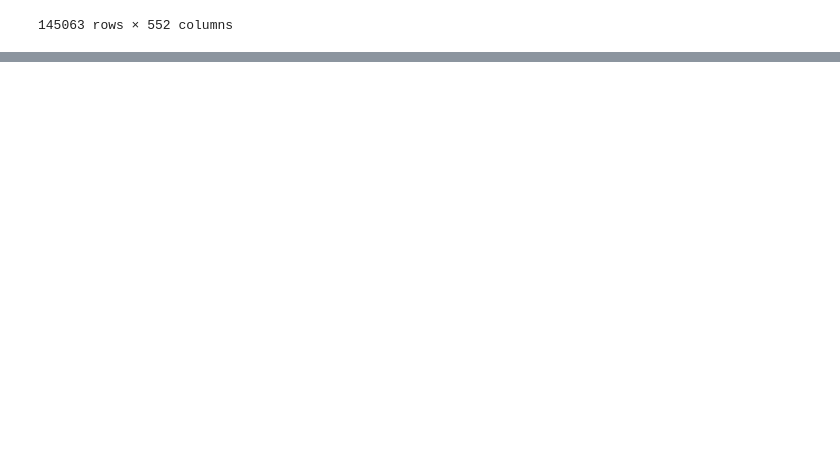
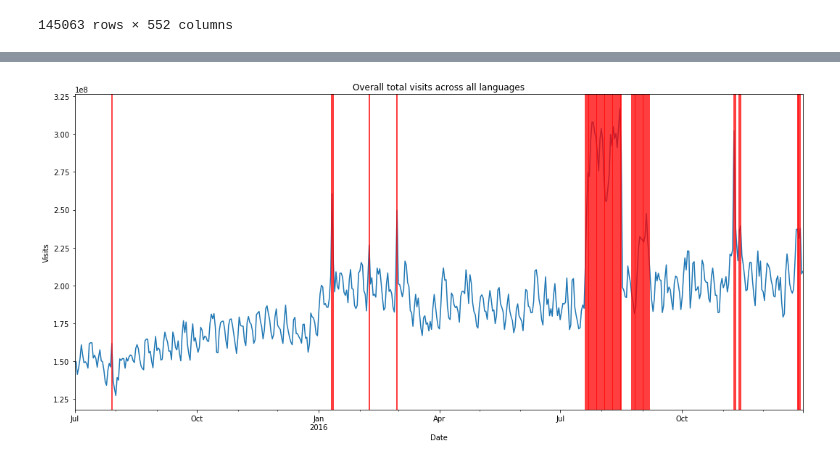
Before and after one commit to atomikkus/time_series, a Jupyter notebook: adease.ipynb, the cells around one changed output, grey strips where cells are left out. Cells and saved outputs as stored; diff of their text form; code cells hidden in the pictures; blank space fills up the shorter version.

```diff
--- a/adease.ipynb
+++ b/adease.ipynb
@@ -123,0 +133,22 @@ df.groupby('lang_flags').sum().T.plot();
+# %%
+l_df_sum['Exog'] = pd.read_csv('https://raw.githubusercontent.com/atomikkus/time_series/main/Exog_Campaign_eng')['Exog'].to_list()
+# %%
+import matplotlib.pyplot as plt
+
+# Ensure the index is in datetime format
+l_df_sum.index = pd.to_datetime(l_df_sum.index)
+
+# Sum the values across all columns
+l_df_sum.sum(axis=1).plot(figsize=(18, 8))
+plt.title('Overall total visits across all languages')
+plt.xlabel('Date')
+plt.ylabel('Visits')
+
+# Iterate over the DataFrame to add vertical lines for 'Exog' == 1.0
+for i in l_df_sum.index:
+    if l_df_sum.at[i, 'Exog'] == 1:
+        plt.axvline(x=i, color='r')
+
+plt.show()
+# %% [output]
+[figure, added]
```
Also changed, not shown: parts of 17 cells of this notebook.
